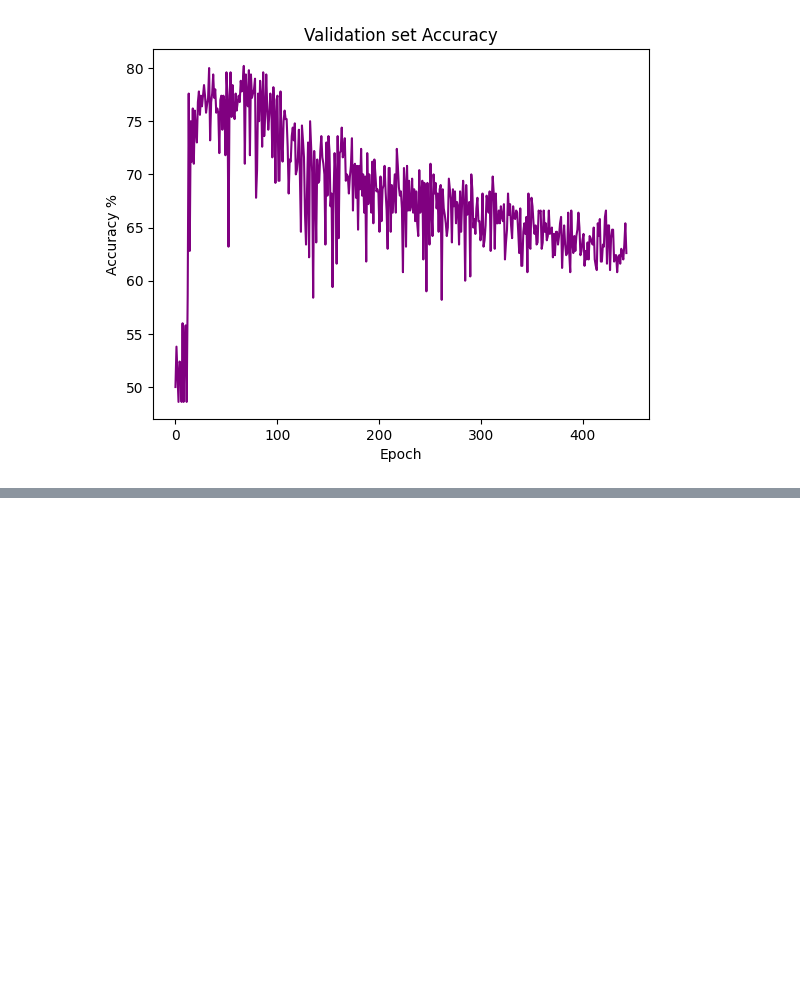
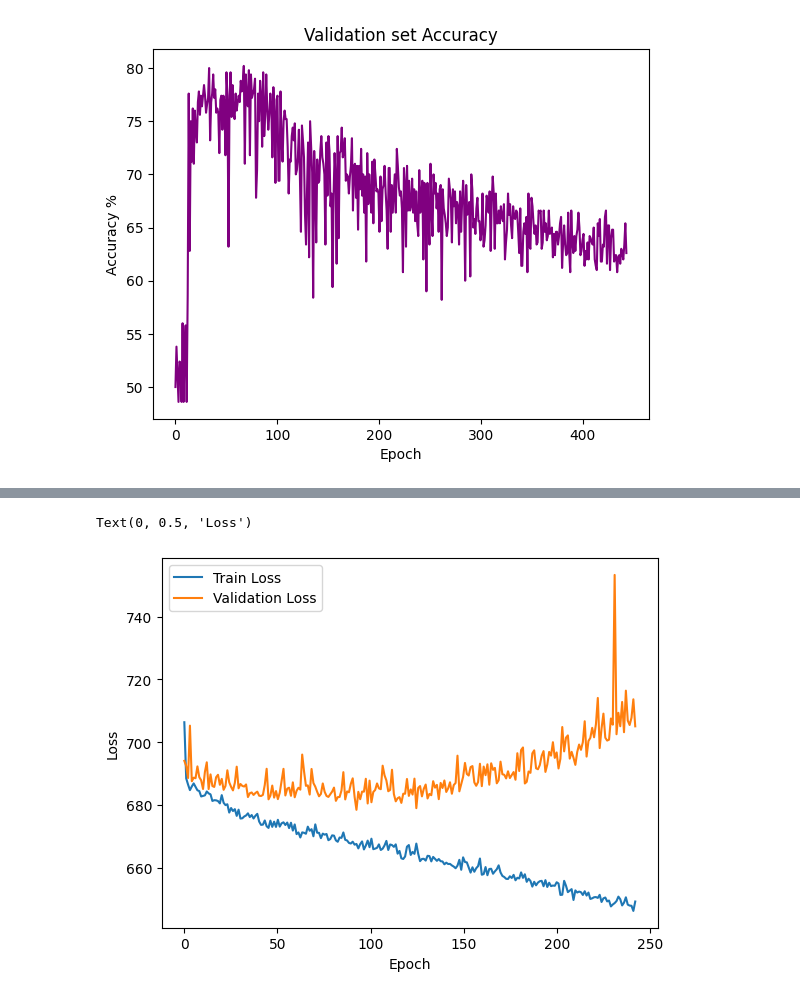
Before and after one commit to khood5/MLAudio, a Jupyter notebook: shotspotter/snn-torch/runs.ipynb, the cells around one changed output, grey strips where cells are left out. Cells and saved outputs as stored; diff of their text form; code cells hidden in the pictures; blank space fills up the shorter version.

```diff
--- a/shotspotter/snn-torch/runs.ipynb
+++ b/shotspotter/snn-torch/runs.ipynb
@@ -13,7 +13,7 @@ def load_log(path):
 # load everything
 all_data = []
 
-RUN_COUNT = 9
+RUN_COUNT = 18
 BASE_PATH = './results/'
 
 for i in range(RUN_COUNT):
@@ -180,0 +194,11 @@ plt.plot(np.linspace(0, len(all_data[INDEX]), len(all_data[INDEX])), all_data[IN
+# %%
+INDEX = 9
+
+plt.plot(np.linspace(0, len(all_data[INDEX]), len(all_data[INDEX])), all_data[INDEX][:, 0], label='Train Loss')
+plt.plot(np.linspace(0, len(all_data[INDEX]), len(all_data[INDEX])), all_data[INDEX][:, 1], label='Validation Loss')
+plt.legend()
+plt.xlabel('Epoch')
+plt.ylabel('Loss')
+# %% [output]
+Text(0, 0.5, 'Loss')
+[figure, added]
```
Also changed, not shown: parts of 15 cells of this notebook, 3 other files.
